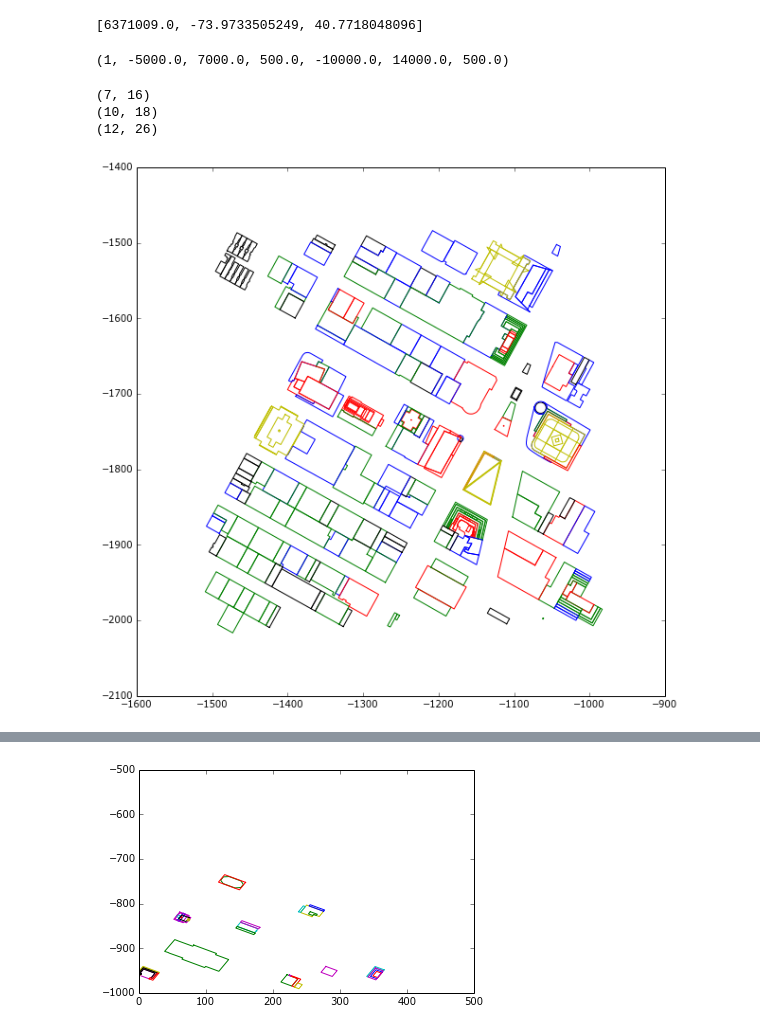
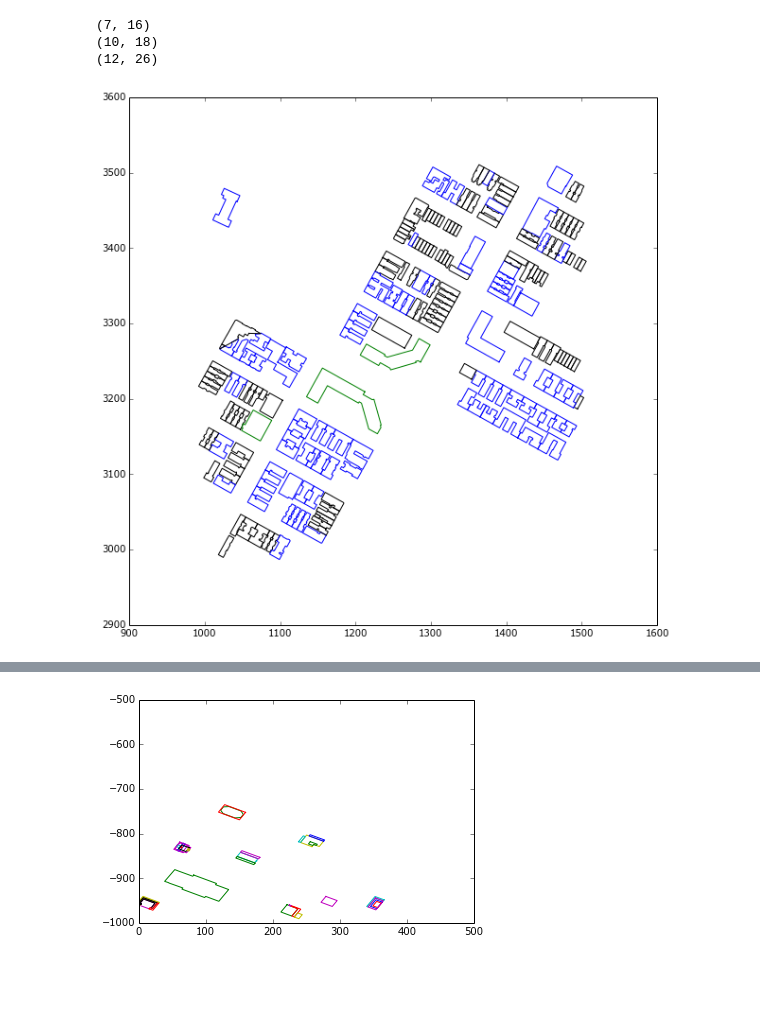
Before and after one commit to AkiraKane/InsightFellowship, a Jupyter notebook: Project/SQLload/SQLread.ipynb, the cells around one changed output, grey strips where cells are left out. Drawn from its saved outputs; the diff is of its cells as text; code cells hidden in the pictures; blank space fills up the shorter version.

```diff
--- a/Project/SQLload/SQLread.ipynb
+++ b/Project/SQLload/SQLread.ipynb
@@ -42,10 +42,6 @@ with con:
 Earth_radius = result[2]
 mean_lon = result[3]
 mean_lat = result[4]
-# %%
-[Earth_radius, mean_lon, mean_lat]
-# %% [output]
-[6371009.0, -73.9733505249, 40.7718048096]
 # %%
 # load grid data
 with con:
@@ -62,10 +58,6 @@ y_step = result[6]
 
 x_grid = np.arange(x_min, x_max, x_step)
 y_grid = np.arange(y_min, y_max, y_step)
-# %%
-result
-# %% [output]
-(1, -5000.0, 7000.0, 500.0, -10000.0, 14000.0, 500.0)
 # %%
 observer1 = (40.7557613,-73.9896833)
 observer2 = (40.765302, -73.973179)
@@ -101,8 +93,8 @@ print find_my_block(cart3.x, cart3.y, x_grid, y_grid)
 (12, 26)
 # %%
 # for this test case
-x_id = 7
-y_id = 16
+x_id = 12
+y_id = 26
 
 # get block_id
 block_id = None
@@ -144,37 +136,40 @@ with con:
 
                 # loop through the consecutive nodes
                 for j in range(0, number_of_nodes):
                     i_cursor = i + j
                     x = rows[i_cursor][0]
                     y = rows[i_cursor][1]
                     building.nodes.append(Node(x,y))
                 z = rows[i_cursor][2]
                 building.z = z
                 building.calculate_center()
 
                 buildings[building_id] = building
 
                 i += number_of_nodes
             else:
                 i += 1
 
+fig = plt.figure()
+ax = fig.add_subplot(111)
+
 for key in buildings:
     if buildings[key].z < 20:
         color = 'k'
     elif buildings[key].z < 50:
         color = 'b'
     elif buildings[key].z < 100:
         color = 'g'
     elif buildings[key].z < 200:
         color = 'r'
     else:
         color = 'y'
-    buildings[key].plot_footprint(color)
-plt.gca().set_aspect('equal', adjustable='box')
-plt.gcf().set_size_inches(10, 10)
+    buildings[key].plot_footprint(ax, color)
+ax.set_aspect('equal', adjustable='box')
+fig.set_size_inches(10, 10)
 plt.show()
 # %% [output]
-[figure, old version]
+[figure, new version]
 # %%
 for node in buildings[109285744].nodes:
     node.show()
```
Also changed, not shown: parts of 2 cells of this notebook, 34 other files.
